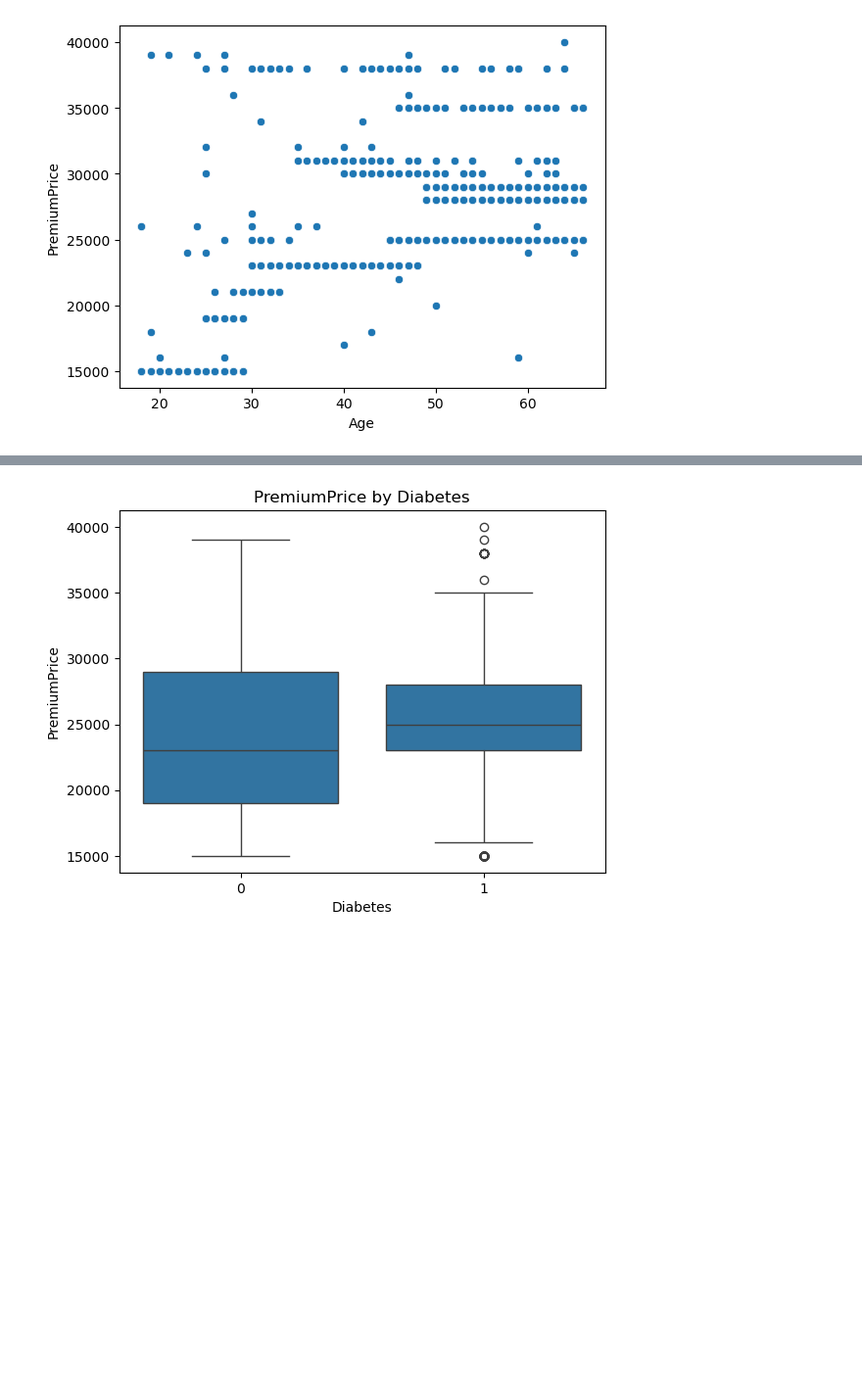
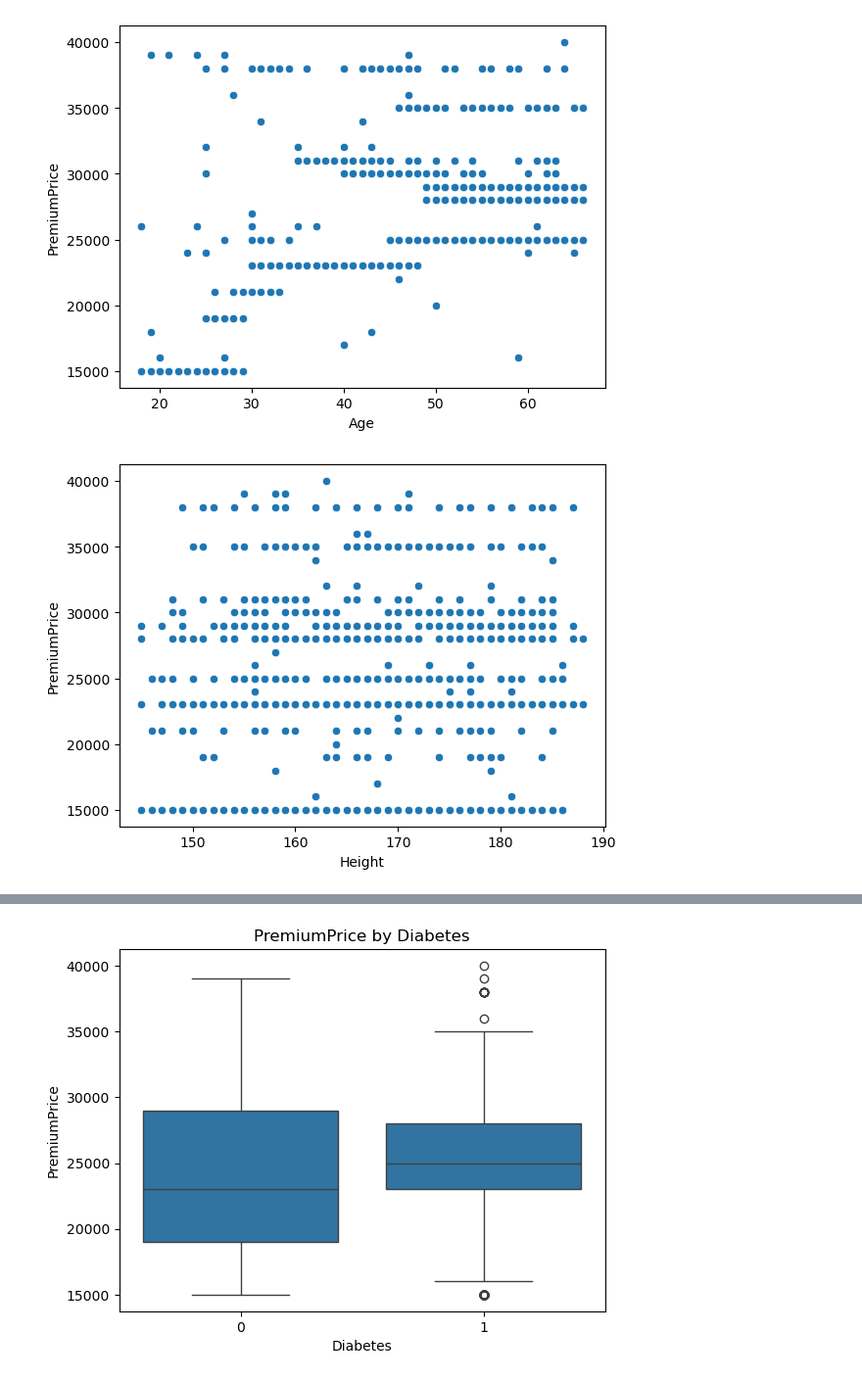
Before and after one commit to komalpreet10/Insurance_Cost_Prediction, a Jupyter notebook: Insurance_Cost_Prediction.ipynb, the cells around one changed output, grey strips where cells are left out. Shown: that part at 98% size. Cells and saved outputs as stored; diff of their text form; code cells hidden in the pictures; blank space fills up the shorter version.

```diff
--- a/Insurance_Cost_Prediction.ipynb
+++ b/Insurance_Cost_Prediction.ipynb
@@ -231,3 +369,9 @@ sns.scatterplot(data=df, x="Age", y="PremiumPrice")
 plt.show()
 # %% [output]
 [figure]
+# %%
+sns.scatterplot(data=df, x="Height", y="PremiumPrice")
+
+plt.show()
+# %% [output]
+[figure, added]
```
Also changed, not shown: parts of 35 cells of this notebook.
